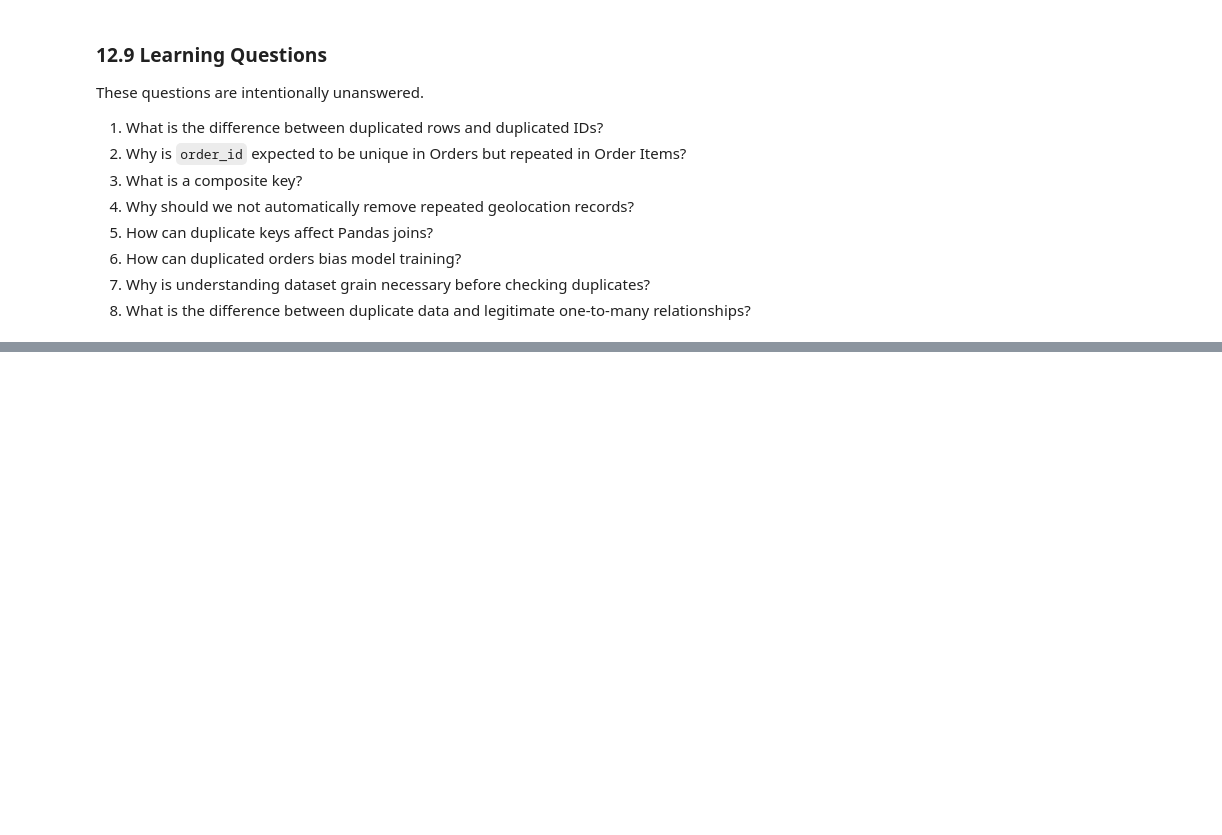
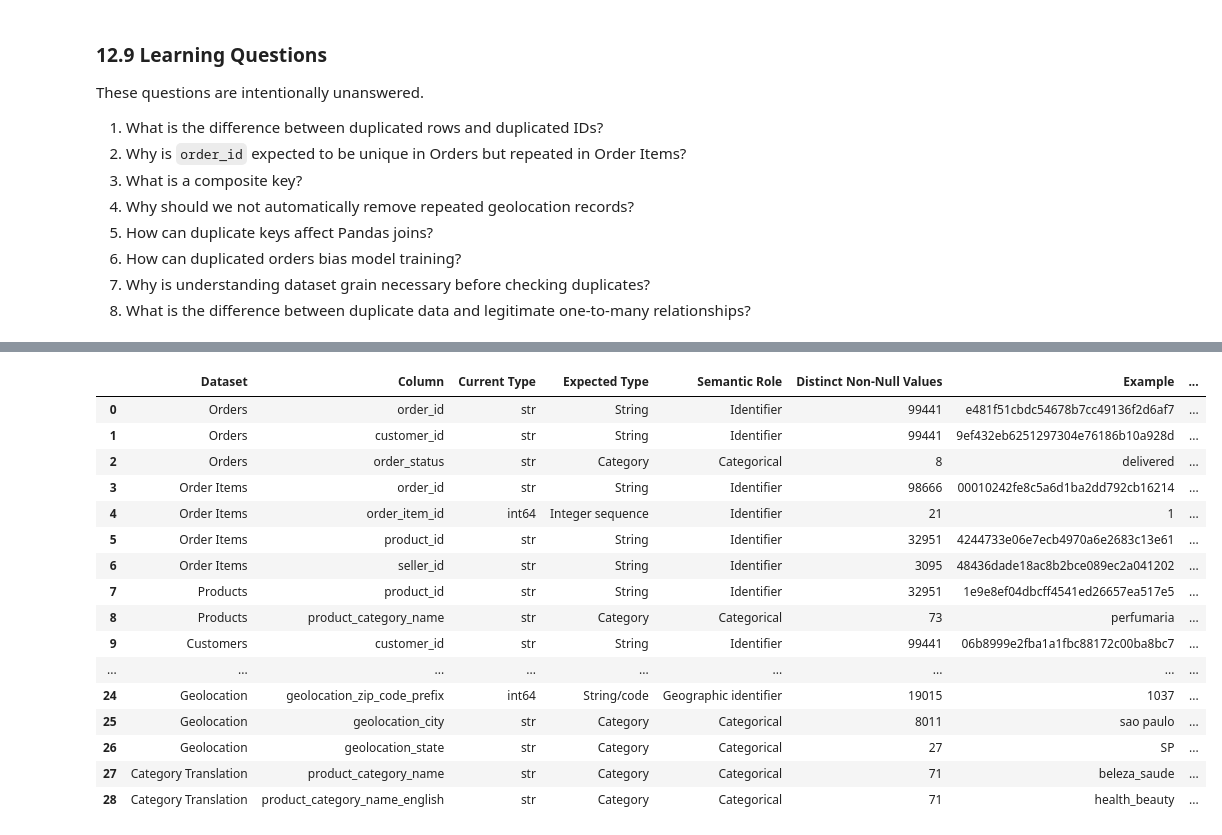
Before and after one commit to mmubashir95/ecommerce-delivery-intelligence, a Jupyter notebook: notebooks/02_data_quality.ipynb, the cells around one changed output, grey strips where cells are left out. Drawn from its saved outputs; the diff is of its cells as text; code cells hidden in the pictures; blank space fills up the shorter version.

```diff
--- a/notebooks/02_data_quality.ipynb
+++ b/notebooks/02_data_quality.ipynb
@@ -1567,0 +2012,76 @@ These questions are intentionally unanswered.
+# %%
+IDENTIFIER_AND_CATEGORY_COLUMNS = {
+    "Orders": ["order_id", "customer_id", "order_status"],
+    "Order Items": ["order_id", "order_item_id", "product_id", "seller_id"],
+    "Products": ["product_id", "product_category_name"],
+    "Customers": [
+        "customer_id",
+        "customer_unique_id",
+        "customer_zip_code_prefix",
+        "customer_city",
+        "customer_state",
+    ],
+    "Sellers": [
+        "seller_id",
+        "seller_zip_code_prefix",
+        "seller_city",
+        "seller_state",
+    ],
+    "Payments": ["order_id", "payment_sequential", "payment_type"],
+    "Reviews": ["review_id", "order_id", "review_score"],
+    "Geolocation": [
+        "geolocation_zip_code_prefix",
+        "geolocation_city",
+        "geolocation_state",
+    ],
+    "Category Translation": [
+        "product_category_name",
+        "product_category_name_english",
+    ],
+}
+
+identifier_category_rows = []
+for dataset_name, columns in IDENTIFIER_AND_CATEGORY_COLUMNS.items():
+    for column in columns:
+        series = datasets[dataset_name][column]
+        non_null_values = series.loc[series.notna()]
+        expected_type, semantic_role = EXPECTED_COLUMN_TYPES[dataset_name][column]
+        identifier_category_rows.append(
+            {
+                "Dataset": dataset_name,
+                "Column": column,
+                "Current Type": str(series.dtype),
+                "Expected Type": expected_type,
+                "Semantic Role": semantic_role,
+                "Distinct Non-Null Values": int(series.nunique()),
+                "Example": non_null_values.iloc[0] if len(non_null_values) else None,
+                "ML Interpretation": (
+                    "Join/group key; not a continuous feature"
+                    if semantic_role == "Identifier"
+                    else "Geographic code; not a continuous feature"
+                    if semantic_role == "Geographic identifier"
+                    else "Requires later categorical/ordinal treatment if approved"
+                ),
+            }
+        )
+
+identifier_category_summary = pd.DataFrame(identifier_category_rows)
+display(identifier_category_summary)
+# %% [output]
+|  | Dataset | Column | Current Type | Expected Type | Semantic Role | Distinct Non-Null Values | Example | ... |
+| 0 | Orders | order_id | str | String | Identifier | 99441 | e481f51cbdc54678b7cc49136f2d6af7 | ... |
+| 1 | Orders | customer_id | str | String | Identifier | 99441 | 9ef432eb6251297304e76186b10a928d | ... |
+| 2 | Orders | order_status | str | Category | Categorical | 8 | delivered | ... |
+| 3 | Order Items | order_id | str | String | Identifier | 98666 | 00010242fe8c5a6d1ba2dd792cb16214 | ... |
+| 4 | Order Items | order_item_id | int64 | Integer sequence | Identifier | 21 | 1 | ... |
+| 5 | Order Items | product_id | str | String | Identifier | 32951 | 4244733e06e7ecb4970a6e2683c13e61 | ... |
+| 6 | Order Items | seller_id | str | String | Identifier | 3095 | 48436dade18ac8b2bce089ec2a041202 | ... |
+| 7 | Products | product_id | str | String | Identifier | 32951 | 1e9e8ef04dbcff4541ed26657ea517e5 | ... |
+| 8 | Products | product_category_name | str | Category | Categorical | 73 | perfumaria | ... |
+| 9 | Customers | customer_id | str | String | Identifier | 99441 | 06b8999e2fba1a1fbc88172c00ba8bc7 | ... |
+| ... | ... | ... | ... | ... | ... | ... | ... | ... |
+| 24 | Geolocation | geolocation_zip_code_prefix | int64 | String/code | Geographic identifier | 19015 | 1037 | ... |
+| 25 | Geolocation | geolocation_city | str | Category | Categorical | 8011 | sao paulo | ... |
+| 26 | Geolocation | geolocation_state | str | Category | Categorical | 27 | SP | ... |
+| 27 | Category Translation | product_category_name | str | Category | Categorical | 71 | beleza_saude | ... |
+| 28 | Category Translation | product_category_name_english | str | Category | Categorical | 71 | health_beauty | ... |
```
Also changed, not shown: parts of 20 cells of this notebook.
